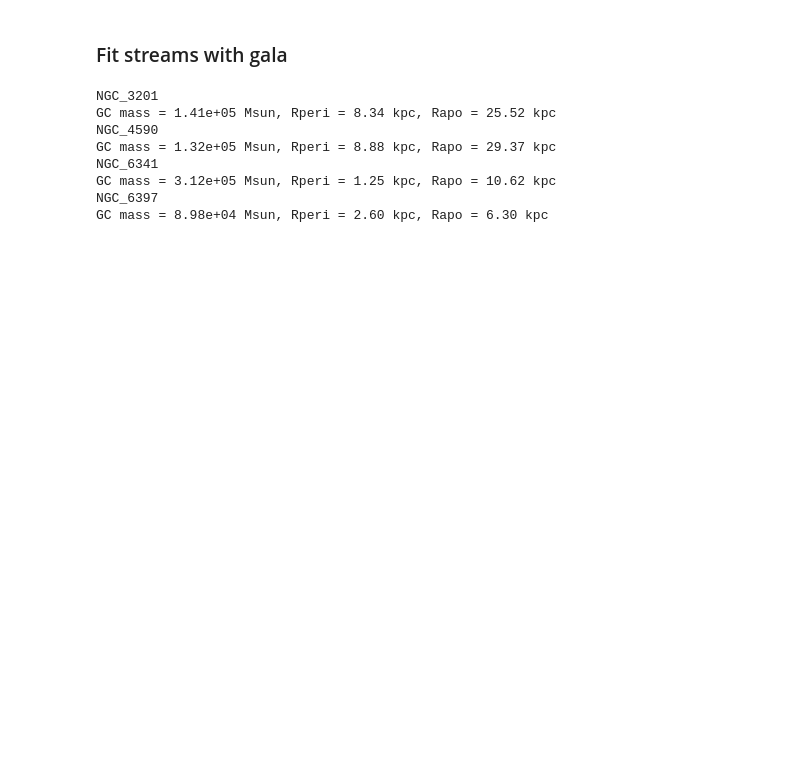
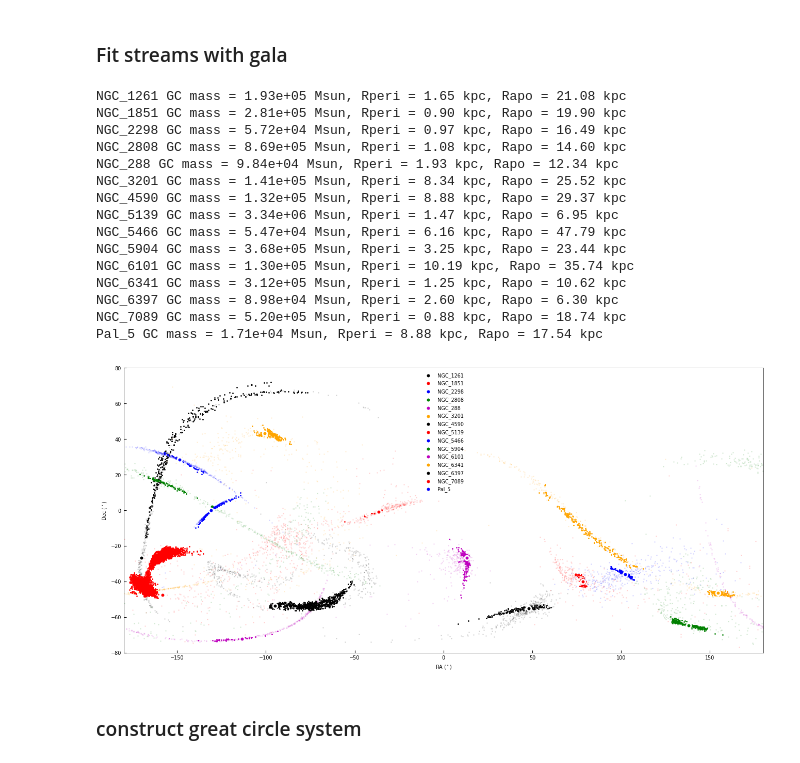
Before and after one commit to ybillchen/GC_stream, a Jupyter notebook: notebooks/streamfinder_catalog.ipynb, the cells around one changed output. Cells and saved outputs as stored; diff of their text form; code cells hidden in the pictures; blank space fills up the shorter version.

```diff
--- a/notebooks/streamfinder_catalog.ipynb
+++ b/notebooks/streamfinder_catalog.ipynb
@@ -269,15 +325,16 @@ plt.show()
 ### Fit streams with gala
 # %%
 pot = gp.BovyMWPotential2014(units=galactic)
-pot = gp.MilkyWayPotential2022(units=galactic)
+# pot = gp.MilkyWayPotential2022(units=galactic)
 H = gp.Hamiltonian(pot)
 # %%
 frame = 'ICRS'
 t_tot = 2000 * u.Myr
-dt = 1 * u.Myr
+dt = 10 * u.Myr
+
+fig, ax0 = plt.subplots(1, 1, figsize=(16,8), sharex=False, sharey=False)
 
 for i in range(len(gc_stream_ids)):
-    print(gc_stream_list[i])
     mask = d['stream_id'] == gc_stream_ids[i]
     if frame == 'ICRS':
         x = np.copy(d['ra'])
@@ -302,43 +359,54 @@ for i in range(len(gc_stream_ids)):
 
     c_gc = c.transform_to(coord.Galactocentric()).cartesian
     gc_w0 = gd.PhaseSpacePosition(c_gc)
     gc_mass = 10**mass_mw[np.where(name_mass_mw == gc_stream_list[i])[0][0]] * u.Msun
-    print('GC mass = %.2e Msun, Rperi = %.2f kpc, Rapo = %.2f kpc'%(gc_mass.value, data_mw['RPERI'][idx_with_stream][i], data_mw['RAPO'][idx_with_stream][i]))
+    print('%s GC mass = %.2e Msun, Rperi = %.2f kpc, Rapo = %.2f kpc'%(
+        gc_stream_list[i], gc_mass.value, data_mw['RPERI'][idx_with_stream][i], data_mw['RAPO'][idx_with_stream][i]))
     gc_pot = gp.PlummerPotential(m=gc_mass, b=4*u.pc, units=galactic)
 
     df = ms.ChenStreamDF()
     gen = ms.MockStreamGenerator(df, pot, progenitor_potential=gc_pot)
     stream, _ = gen.run(gc_w0, gc_mass, dt=-dt, n_steps=int(t_tot/dt))
 
     if frame == 'ICRS':
         stream_c = stream.to_coord_frame(coord.ICRS())
         plt.scatter(stream_c.ra.wrap_at(180*u.deg), stream_c.dec, s=1, alpha=0.1, fc=cs[i])
-        plt.scatter(ra_wrap_at_180[idx_with_stream][i],data_mw['DEC'][idx_with_stream][i], fc=cs[i], ec='w', lw=2, label=gc_stream_list[i])
+        plt.scatter(ra_wrap_at_180[idx_with_stream][i],data_mw['DEC'][idx_with_stream][i], fc=cs[i], ec='w', lw=2, s=40, label=gc_stream_list[i])
     elif frame == 'Galactic':
         stream_c = stream.to_coord_frame(coord.Galactic())
         plt.scatter(stream_c.l.wrap_at(180*u.deg), stream_c.b, s=1, alpha=0.1, fc=cs[i])
-        plt.scatter(l_wrap_at_180[idx_with_stream][i],data_mw['b'][idx_with_stream][i], fc=cs[i], ec='w', lw=2, label=gc_stream_list[i])
+        plt.scatter(l_wrap_at_180[idx_with_stream][i],data_mw['b'][idx_with_stream][i], fc=cs[i], ec='w', lw=2, s=40, label=gc_stream_list[i])
 
 if frame == 'ICRS':
     plt.xlabel(r'RA $(^\circ)$')
     plt.ylabel(r'Dec $(^\circ)$')
     plt.xlim(-180,180)
     plt.ylim(-80,80)
 elif frame == 'Galactic':
     plt.xlabel(r'$l\ (^\circ)$')
     plt.ylabel(r'$b\ (^\circ)$')
-    plt.xlim(100,-120)
-    plt.ylim(-30,60)
+    plt.xlim(100,-180)
+    plt.ylim(-45,90)
 
 plt.legend(frameon=False)
 plt.gca().set_aspect(1)
 plt.show()
 # %% [output]
-NGC_3201
-GC mass = 1.41e+05 Msun, Rperi = 8.34 kpc, Rapo = 25.52 kpc
-NGC_4590
-GC mass = 1.32e+05 Msun, Rperi = 8.88 kpc, Rapo = 29.37 kpc
-NGC_6341
-GC mass = 3.12e+05 Msun, Rperi = 1.25 kpc, Rapo = 10.62 kpc
-NGC_6397
-GC mass = 8.98e+04 Msun, Rperi = 2.60 kpc, Rapo = 6.30 kpc
+NGC_1261 GC mass = 1.93e+05 Msun, Rperi = 1.65 kpc, Rapo = 21.08 kpc
+NGC_1851 GC mass = 2.81e+05 Msun, Rperi = 0.90 kpc, Rapo = 19.90 kpc
+NGC_2298 GC mass = 5.72e+04 Msun, Rperi = 0.97 kpc, Rapo = 16.49 kpc
+NGC_2808 GC mass = 8.69e+05 Msun, Rperi = 1.08 kpc, Rapo = 14.60 kpc
+NGC_288 GC mass = 9.84e+04 Msun, Rperi = 1.93 kpc, Rapo = 12.34 kpc
+NGC_3201 GC mass = 1.41e+05 Msun, Rperi = 8.34 kpc, Rapo = 25.52 kpc
+NGC_4590 GC mass = 1.32e+05 Msun, Rperi = 8.88 kpc, Rapo = 29.37 kpc
+NGC_5139 GC mass = 3.34e+06 Msun, Rperi = 1.47 kpc, Rapo = 6.95 kpc
+NGC_5466 GC mass = 5.47e+04 Msun, Rperi = 6.16 kpc, Rapo = 47.79 kpc
+NGC_5904 GC mass = 3.68e+05 Msun, Rperi = 3.25 kpc, Rapo = 23.44 kpc
+NGC_6101 GC mass = 1.30e+05 Msun, Rperi = 10.19 kpc, Rapo = 35.74 kpc
+NGC_6341 GC mass = 3.12e+05 Msun, Rperi = 1.25 kpc, Rapo = 10.62 kpc
+NGC_6397 GC mass = 8.98e+04 Msun, Rperi = 2.60 kpc, Rapo = 6.30 kpc
+NGC_7089 GC mass = 5.20e+05 Msun, Rperi = 0.88 kpc, Rapo = 18.74 kpc
+Pal_5 GC mass = 1.71e+04 Msun, Rperi = 8.88 kpc, Rapo = 17.54 kpc
+[figure, added]
+# %% [markdown]
+### construct great circle system
```
Also changed, not shown: parts of 27 cells of this notebook, 5 other files.
